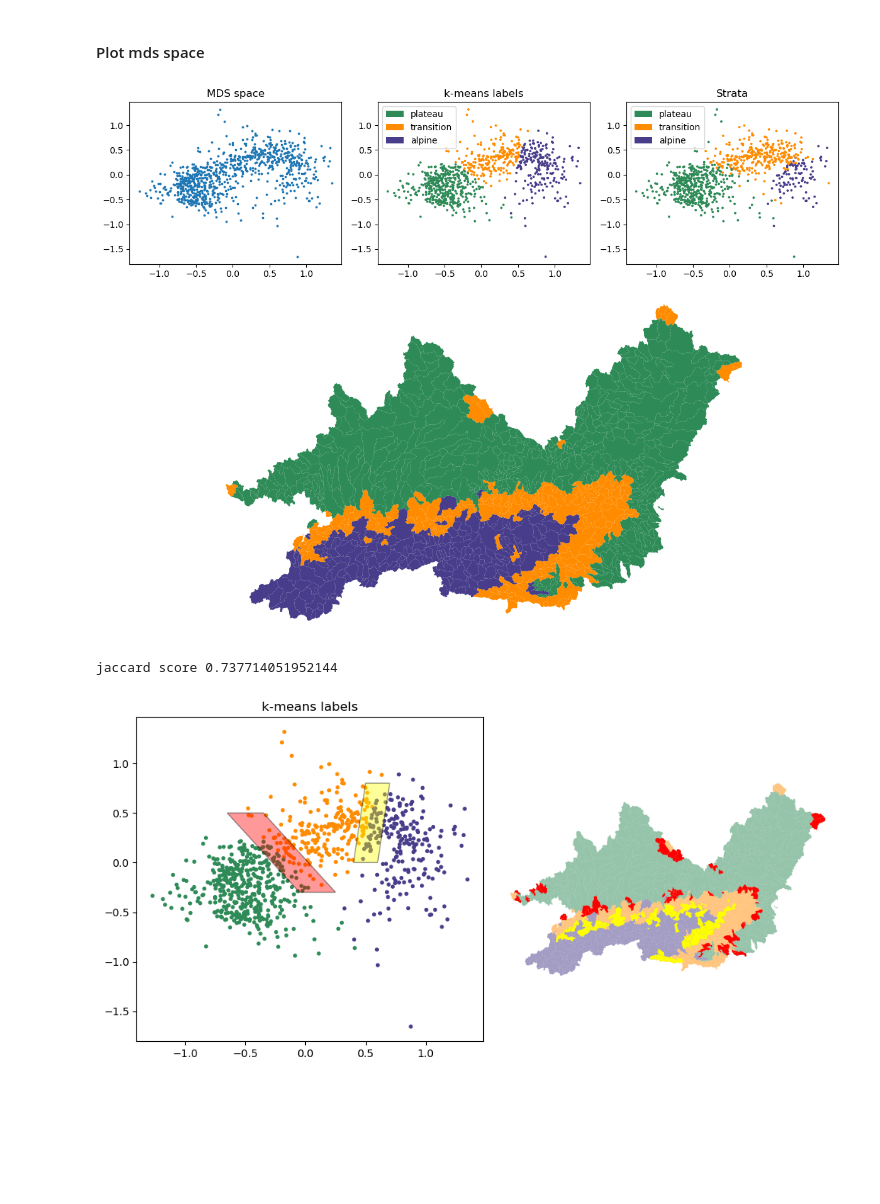
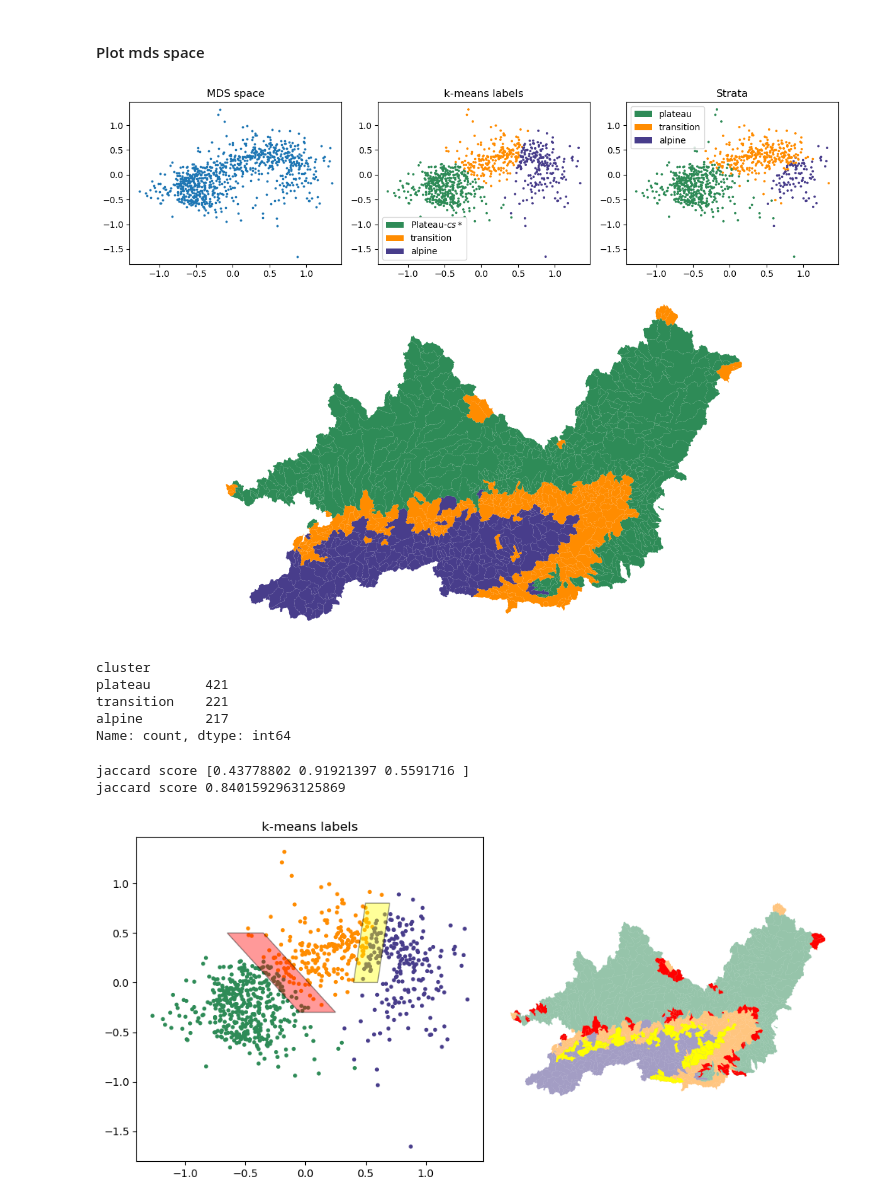
Before and after one commit to tripleUU-U/lamah-ce_lstm, a Jupyter notebook: analysis/CSA/cell_state_analysis.ipynb, the cells around one changed output. Saved outputs shown, nothing was run; the diff lists cells and outputs as text; code cells hidden in the pictures; blank space fills up the shorter version.

```diff
--- a/analysis/CSA/cell_state_analysis.ipynb
+++ b/analysis/CSA/cell_state_analysis.ipynb
@@ -110,3 +110,0 @@ sep_mds_points =  array[positions, :]
-# %%
-lamah_gdf["mds1"] = array[:,0]
-lamah_gdf["mds2"] = array[:,1]
@@ -119,7 +111,7 @@ plt.scatter(x=sep_mds_points[:,0], y=sep_mds_points[:,1], color="yellow", alpha=
 # %% [markdown]
 #### Plot mds space
 # %%
-seed = seeds[np.where(s_scores[:,3] == Counter(s_scores[:,3]).most_common(1)[0][0])[0][0]] #235
+seed = 235 #seeds[np.where(s_scores[:,3] == Counter(s_scores[:,3]).most_common(1)[0][0])[0][0]] #235
 k_means = KMeans(3, random_state=seed, max_iter=100)
 
 fig, axs = plt.subplot_mosaic("ABC;DDD;DDD", figsize=(12,9))
@@ -133,40 +125,56 @@ cluster_remapped = list(map(lambda x: label_dict[x], cluster))
 # 2. labels
 name_dict = {0: "plateau", 1: "transition", 2: "alpine"}
 cluster_named = list(map(lambda x: name_dict[x], cluster_remapped))
 
 # 3. colors
 color_dict = {"plateau": "seagreen", "transition": "darkorange", "alpine": "darkslateblue"}
 cluster_colors = list(map(lambda x: color_dict[x], cluster_named))
 strata_colors = list(map(lambda x: color_dict[name_dict[x]], strata_ids["0"]))
 
 # GDF
 lamah_gdf["cluster"] = cluster_named
 
 s = 3
 plot_cell_state_2d(array, ax=axs["A"], title="MDS space", s=s)
 plot_cell_state_2d(array, ax=axs["B"], title="k-means labels", c=cluster_colors, s=s)
 plot_cell_state_2d(array, ax=axs["C"], title="Strata", c=strata_colors, s=s, label=strata_colors)
 
 legend_elements = [
+    Patch(facecolor="seagreen",      label="Plateau-$\it{cs}*$"),
+    Patch(facecolor="darkorange",    label="transition"),
+    Patch(facecolor="darkslateblue", label="alpine"),
+]
+
+axs["B"].legend(handles=legend_elements, loc="lower left")
+
+legend_elements = [
     Patch(facecolor="seagreen",      label="plateau"),
     Patch(facecolor="darkorange",    label="transition"),
     Patch(facecolor="darkslateblue", label="alpine"),
 ]
-
-axs["B"].legend(handles=legend_elements, loc="upper left")
 axs["C"].legend(handles=legend_elements, loc="upper left")
 
 lamah_gdf.plot(ax=axs["D"], color=lamah_gdf["cluster"].map(color_dict))
 axs["D"].axis("off")
 
 plt.tight_layout()
 fig.savefig("/home/wuhlmann/BA/repo/lamah-ce_lstm/results/CSA/mds_2d.png", dpi=300)
 # %% [output]
-[figure, old version]
+[figure, new version]
+# %%
+lamah_gdf.cluster.value_counts()
+# %% [output]
+cluster
+plateau       421
+transition    221
+alpine        217
+Name: count, dtype: int64
 # %%
-print(f"jaccard score {jaccard_score(lamah_gdf['strata'], lamah_gdf['cluster'], average='weighted')}")
+print(f"jaccard score {jaccard_score(lamah_gdf['strata'], lamah_gdf['cluster'], average=None)}")
+print(f"jaccard score {jaccard_score(ak_clusters['cluster'], lamah_gdf['cluster'], average='weighted')}")
 # %% [output]
-jaccard score 0.737714051952144
+jaccard score [0.43778802 0.91921397 0.5591716 ]
+jaccard score 0.8401592963125869
 # %%
 fig, axs = plt.subplot_mosaic("AB", figsize=(10,5))
 
```
Also changed, not shown: parts of 22 cells of this notebook, 13 other files.
